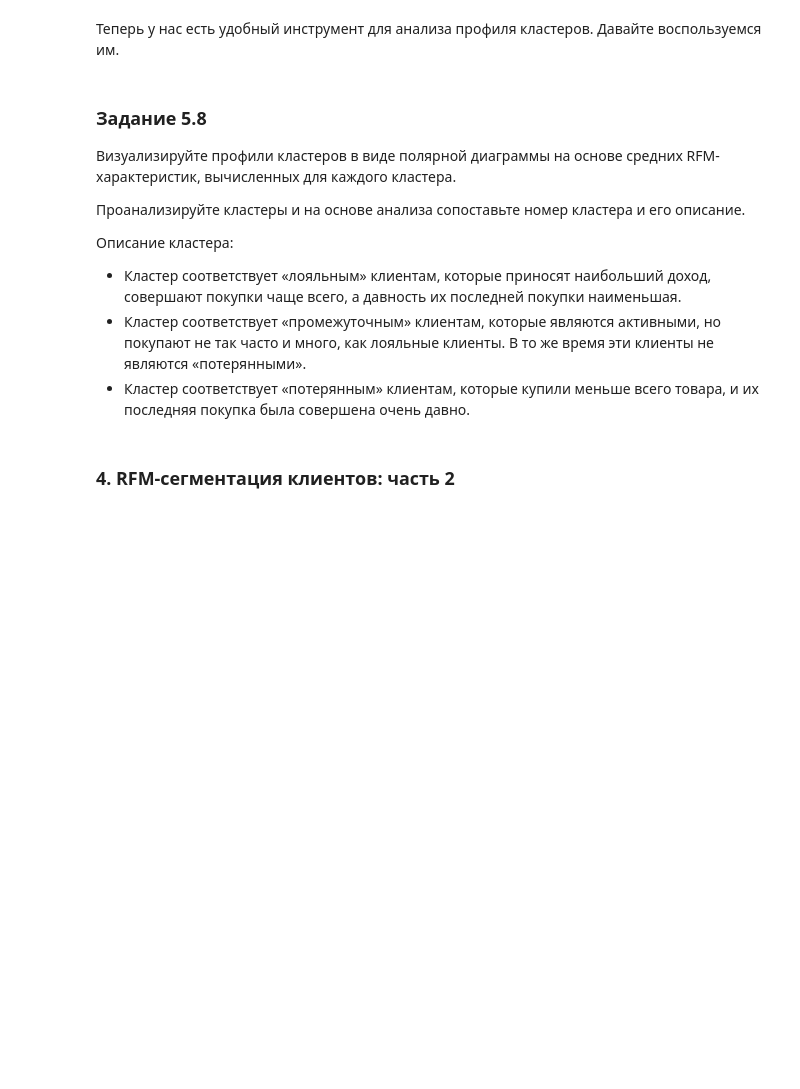
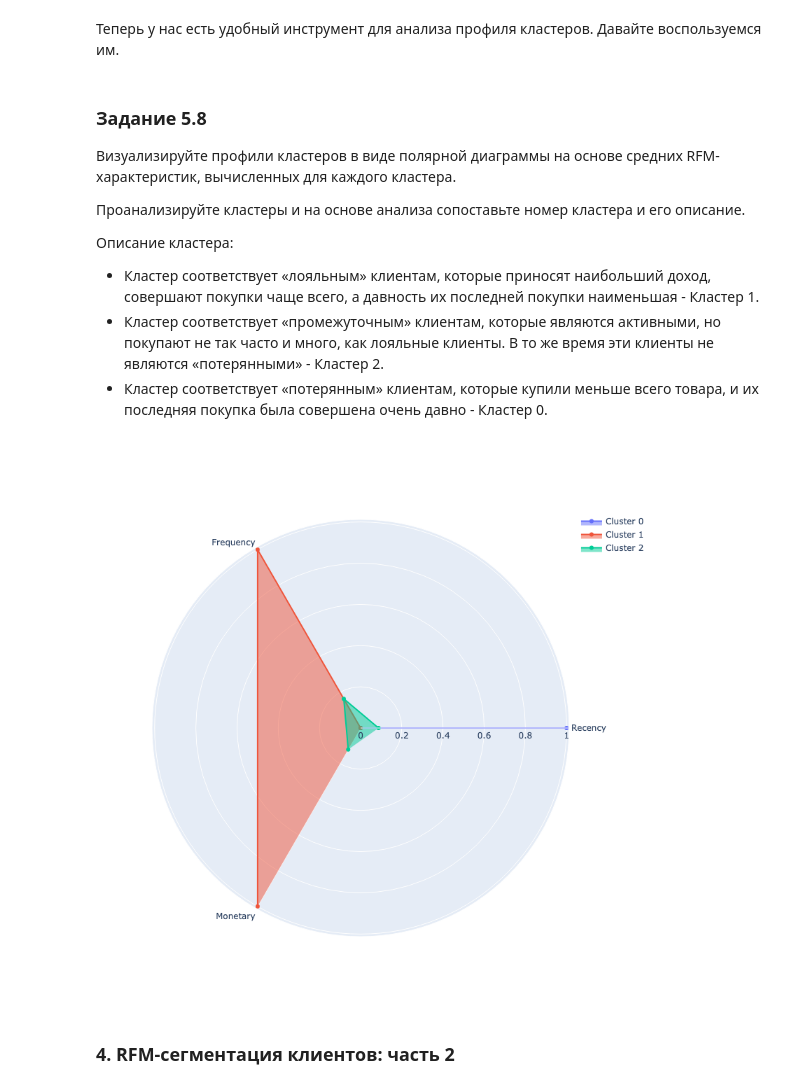
Before and after one commit to Nadarsa/sf_data_science, a Jupyter notebook: PROJECT-6/Project-6. Ноутбук-шаблон.ipynb, the cells around one changed output. Drawn from its saved outputs; the diff is of its cells as text; code cells hidden in the pictures; blank space fills up the shorter version.

```diff
--- a/PROJECT-6/Project-6. Ноутбук-шаблон.ipynb
+++ b/PROJECT-6/Project-6. Ноутбук-шаблон.ipynb
@@ -1184,9 +1184,13 @@ def plot_cluster_profile(grouped_data, n_clusters):
 Проанализируйте кластеры и на основе анализа сопоставьте номер кластера и его описание.
 
 Описание кластера:
-* Кластер соответствует «лояльным» клиентам, которые приносят наибольший доход, совершают покупки чаще всего, а давность их последней покупки наименьшая.
-* Кластер соответствует «промежуточным» клиентам, которые являются активными, но покупают не так часто и много, как лояльные клиенты. В то же время эти клиенты не являются «потерянными».
-* Кластер соответствует «потерянным» клиентам, которые купили меньше всего товара, и их последняя покупка была совершена очень давно.
+* Кластер соответствует «лояльным» клиентам, которые приносят наибольший доход, совершают покупки чаще всего, а давность их последней покупки наименьшая - Кластер 1.
+* Кластер соответствует «промежуточным» клиентам, которые являются активными, но покупают не так часто и много, как лояльные клиенты. В то же время эти клиенты не являются «потерянными» - Кластер 2.
+* Кластер соответствует «потерянным» клиентам, которые купили меньше всего товара, и их последняя покупка была совершена очень давно - Кластер 0.
+# %%
+plot_cluster_profile(rfm_table_cleaned_grouped, 3)
+# %% [output]
+[figure, added]
 # %% [markdown]
 ### 4. RFM-сегментация клиентов: часть 2
 # %% [markdown]
```
Also changed, not shown: parts of 1 cell of this notebook.
